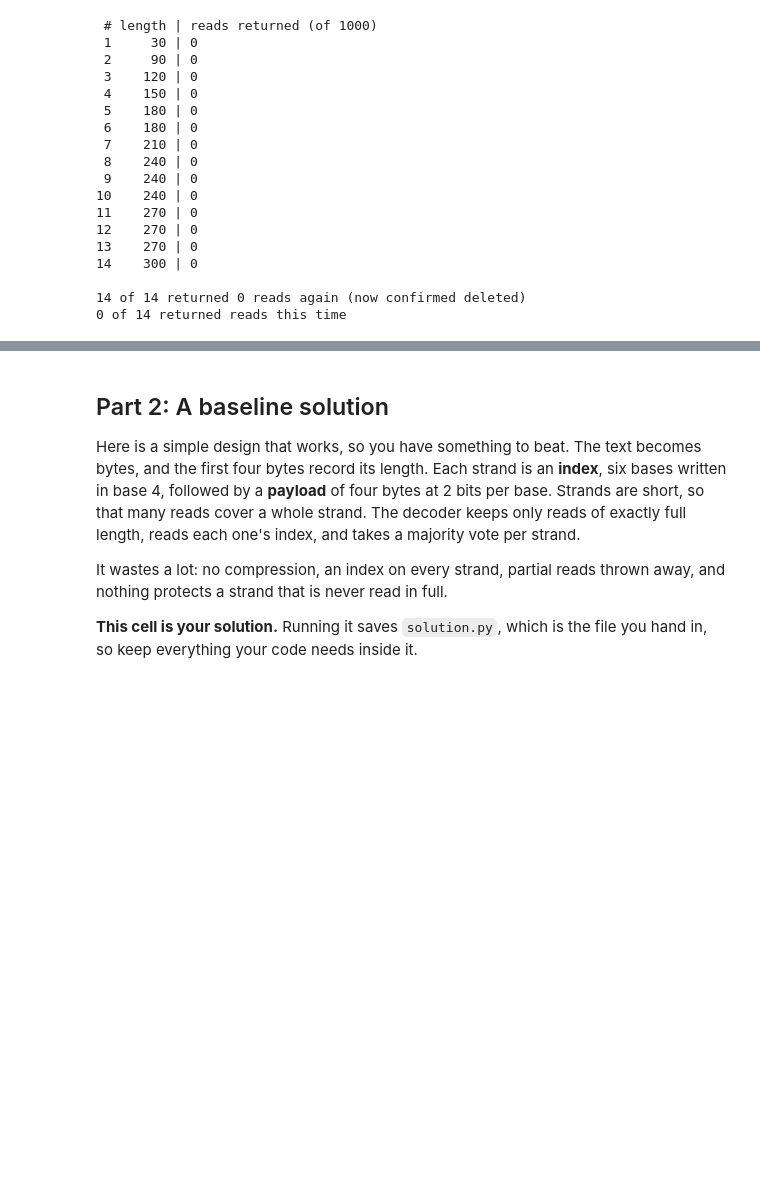
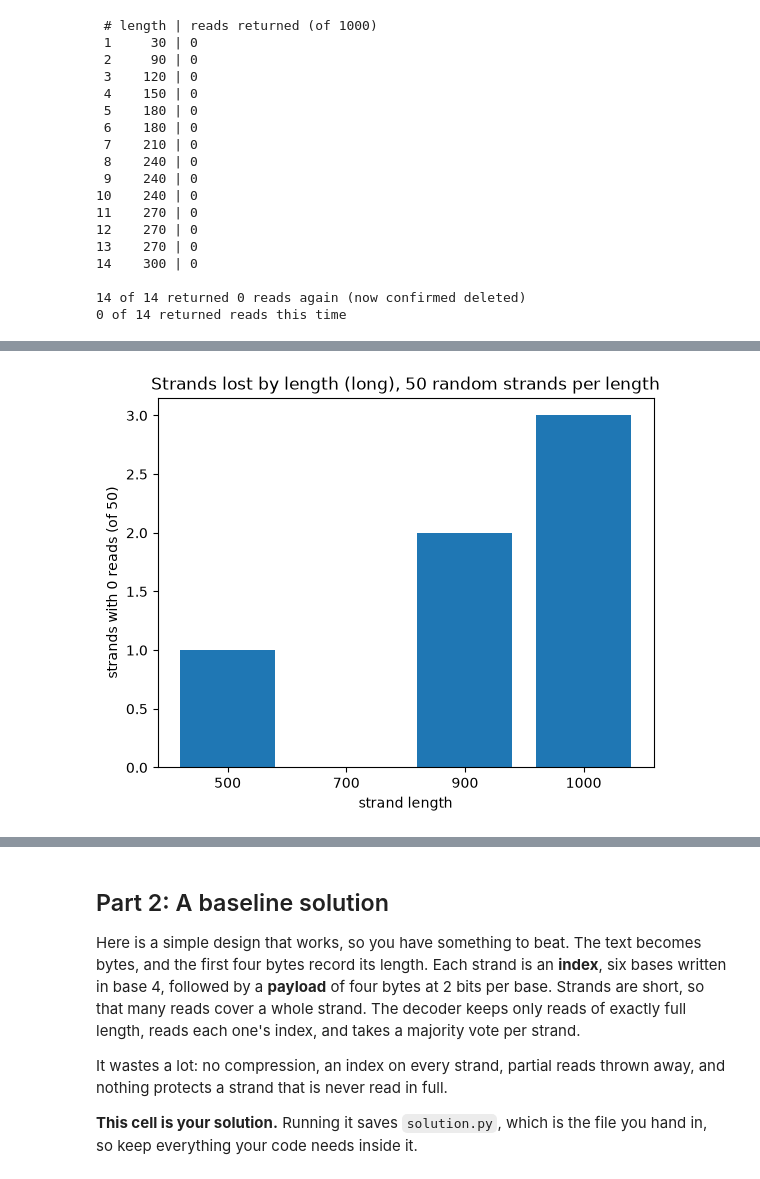
Before and after one commit to helin-wang1203/ENGS27-Final-Project, a Jupyter notebook: ENG_27_Project_Starter.ipynb, the cells around one changed output, grey strips where cells are left out. Cells and saved outputs as stored; diff of their text form; code cells hidden in the pictures; blank space fills up the shorter version.

```diff
--- a/ENG_27_Project_Starter.ipynb
+++ b/ENG_27_Project_Starter.ipynb
@@ -826,3 +832,54 @@ for n, s in came_back:
 
 14 of 14 returned 0 reads again (now confirmed deleted)
 0 of 14 returned reads this time
+# %%
+# Long length test: the length test again, with lengths 500, 700, 900 and 1000. n_per_long new random
+# strands per length, each sent ALONE once, 1000 reads each.
+# Seed random.Random(4) (0-3 are already used), so a re-run makes the same strands.
+# The server's /api/health lists max_strand_length = 1000, so every length here should be accepted, with 1000
+# right at the limit. solo_test() returns [] on a server error, which would look exactly like a deleted
+# strand, so this cell posts directly and records any rejection separately from "0 reads".
+long_rng = random.Random(4)
+n_long = 1000                                  # reads per request
+long_lengths = [500, 700, 900, 1000]
+n_per_long = 50
+
+def solo_status(strand, n=n_long):
+    """One direct request. Returns (status, reads): status is 'ok' or 'rejected (HTTP code: message)'."""
+    resp = requests.post(SERVER_URL + "/api/reads", timeout=(15, 120),
+                         json={"key": CLASS_KEY, "strands": [strand], "n": n})
+    if resp.status_code != 200:
+        return f"rejected (HTTP {resp.status_code}: {resp.text[:120]})", []
+    return "ok", resp.json().get("reads", [])
+
+long_strands = {n: ["".join(long_rng.choice("ACGT") for _ in range(n)) for _ in range(n_per_long)]
+                for n in long_lengths}
+long_results = {}                              # long_results[n] = list of (status, reads), kept for later analysis
+for n in long_lengths:
+    status, reads = solo_status(long_strands[n][0])
+    if status != "ok":                         # first strand rejected: don't send the other 49
+        print(f"length {n}: first strand {status}; skipping the rest of this length")
+        long_results[n] = [(status, reads)]
+        continue
+    long_results[n] = [(status, reads)] + [solo_status(s) for s in long_strands[n][1:]]
+
+print(f"\n{'length':>6} | {'sent':>4} | {'rejected':>8} | {'0 reads':>7} | reads returned per accepted strand")
+for n in long_lengths:
+    res = long_results[n]
+    ok = [len(r) for st, r in res if st == "ok"]
+    print(f"{n:>6} | {len(res):>4} | {len(res) - len(ok):>8} | {sum(x == 0 for x in ok):>7} | {ok}")
+
+lost_long = [(n, s) for n in long_lengths for s, (st, r) in zip(long_strands[n], long_results[n])
+             if st == "ok" and not r]
+n_accepted = sum(st == "ok" for n in long_lengths for st, _ in long_results[n])
+print(f"\n{len(lost_long)} of {n_accepted} accepted strands returned 0 reads")
+for n, s in lost_long:
+    print(f"  length {n}: {s}")
+
+tested = [n for n in long_lengths if all(st == "ok" for st, _ in long_results[n])]
+if tested:
+    plt.bar([str(n) for n in tested], [sum(not r for _, r in long_results[n]) for n in tested])
+    plt.xlabel("strand length"); plt.ylabel(f"strands with 0 reads (of {n_per_long})")
+    plt.title(f"Strands lost by length (long), {n_per_long} random strands per length")
+    plt.show()
+# %% [output]
@@ -828,0 +899 @@ for n, s in came_back:
+[figure, added]
```
Also changed, not shown: parts of 14 cells of this notebook, 19 other files.
